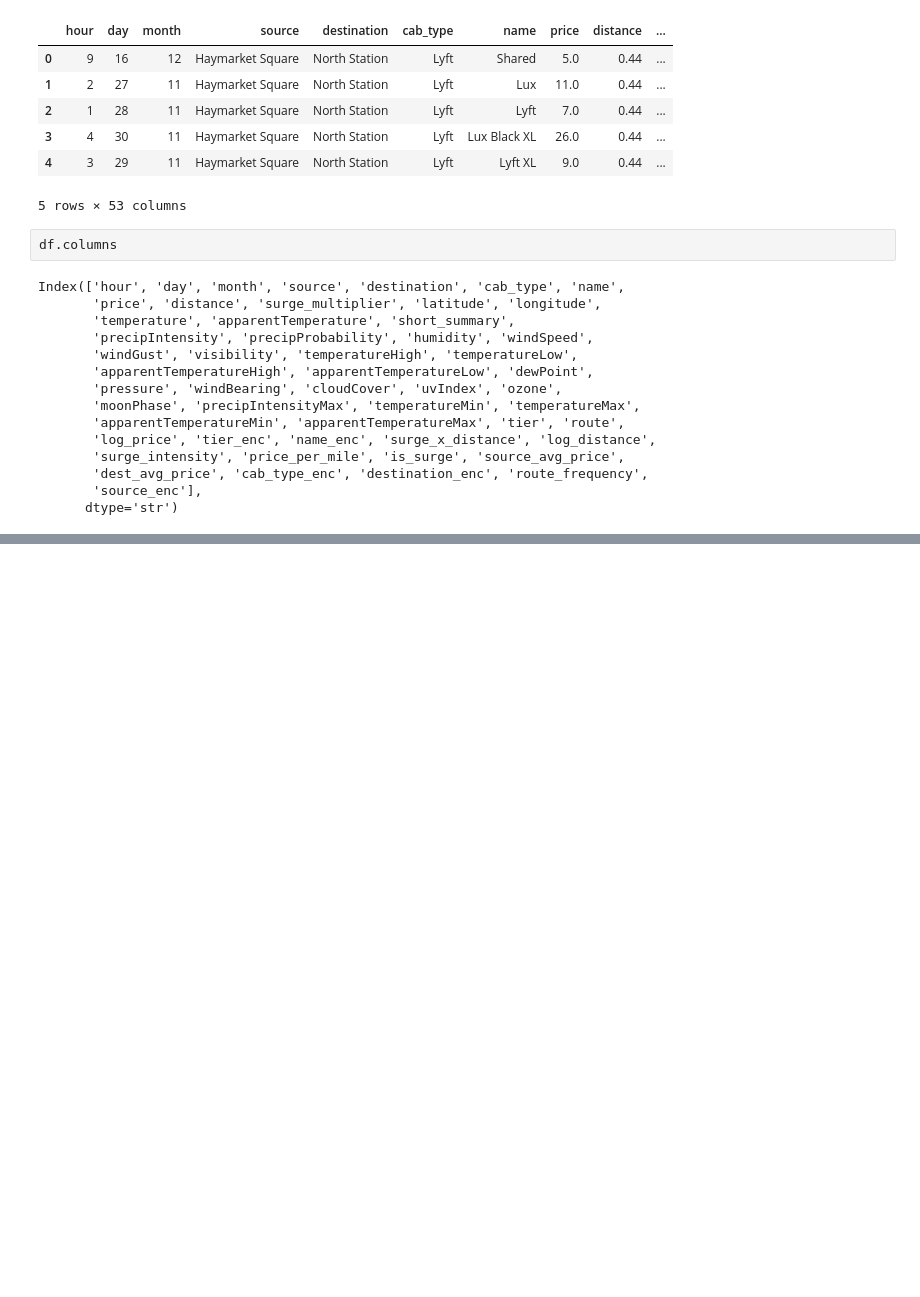
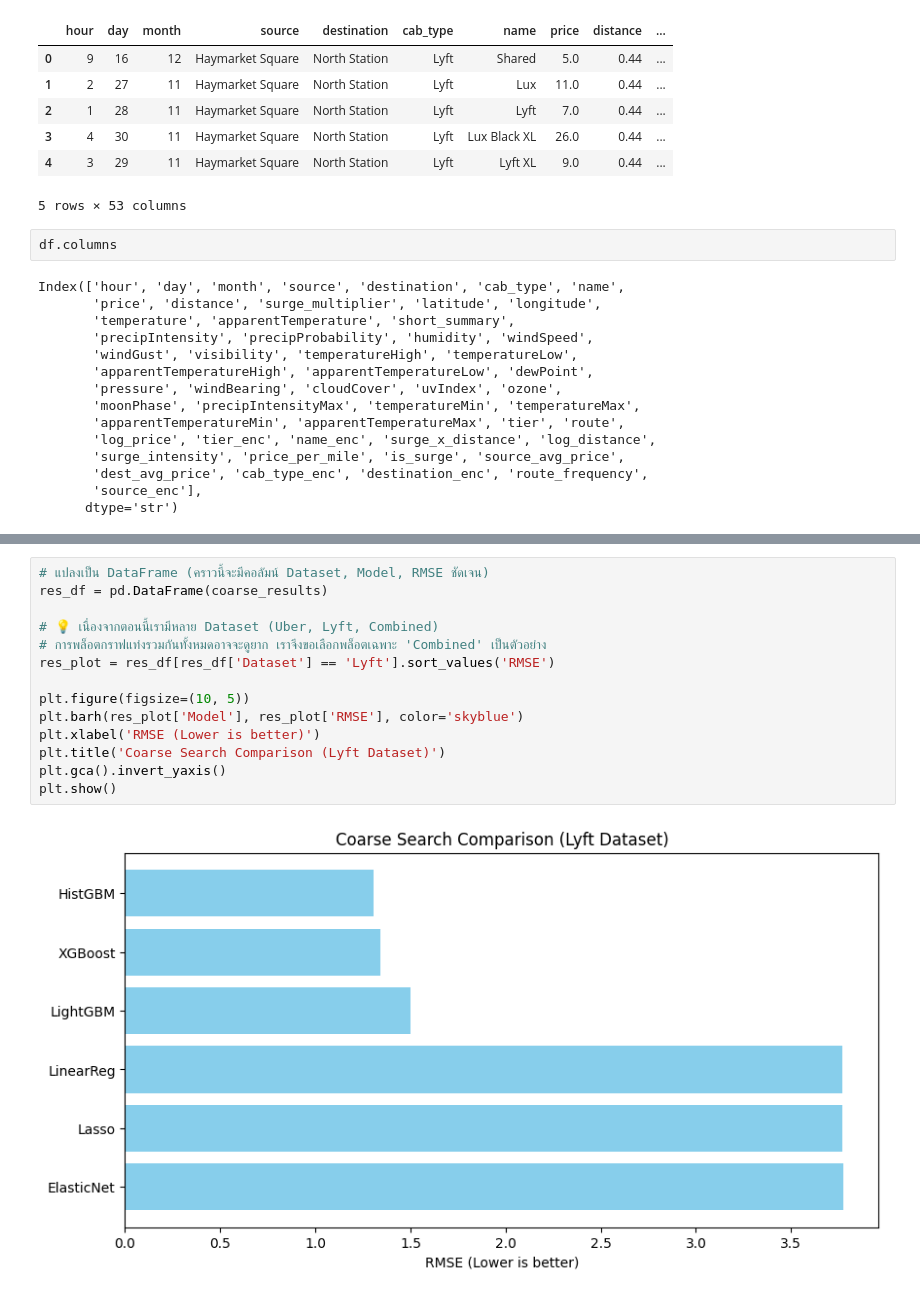
Before and after one commit to Bobbie-CPE38/cpe232-final-project, a Jupyter notebook: notebooks/train_model.ipynb, the cells around one changed output, grey strips where cells are left out. Saved outputs shown, nothing was run; the diff lists cells and outputs as text; blank space fills up the shorter version.

```diff
--- a/notebooks/train_model.ipynb
+++ b/notebooks/train_model.ipynb
@@ -183,0 +259,16 @@ LightGBM     | 0.8053       | {'num_leaves': 31, 'n_estimators': 200, 'max_depth
+# %%
+# แปลงเป็น DataFrame (คราวนี้จะมีคอลัมน์ Dataset, Model, RMSE ชัดเจน)
+res_df = pd.DataFrame(coarse_results)
+
+# 💡 เนื่องจากตอนนี้เรามีหลาย Dataset (Uber, Lyft, Combined)
+# การพล็อตกราฟแท่งรวมกันทั้งหมดอาจจะดูยาก เราจึงขอเลือกพล็อตเฉพาะ 'Combined' เป็นตัวอย่าง
+res_plot = res_df[res_df['Dataset'] == 'Lyft'].sort_values('RMSE')
+
+plt.figure(figsize=(10, 5))
+plt.barh(res_plot['Model'], res_plot['RMSE'], color='skyblue')
+plt.xlabel('RMSE (Lower is better)')
+plt.title('Coarse Search Comparison (Lyft Dataset)')
+plt.gca().invert_yaxis()
+plt.show()
+# %% [output]
+[figure, added]
```
Also changed, not shown: parts of 25 cells of this notebook, 9 other files.
